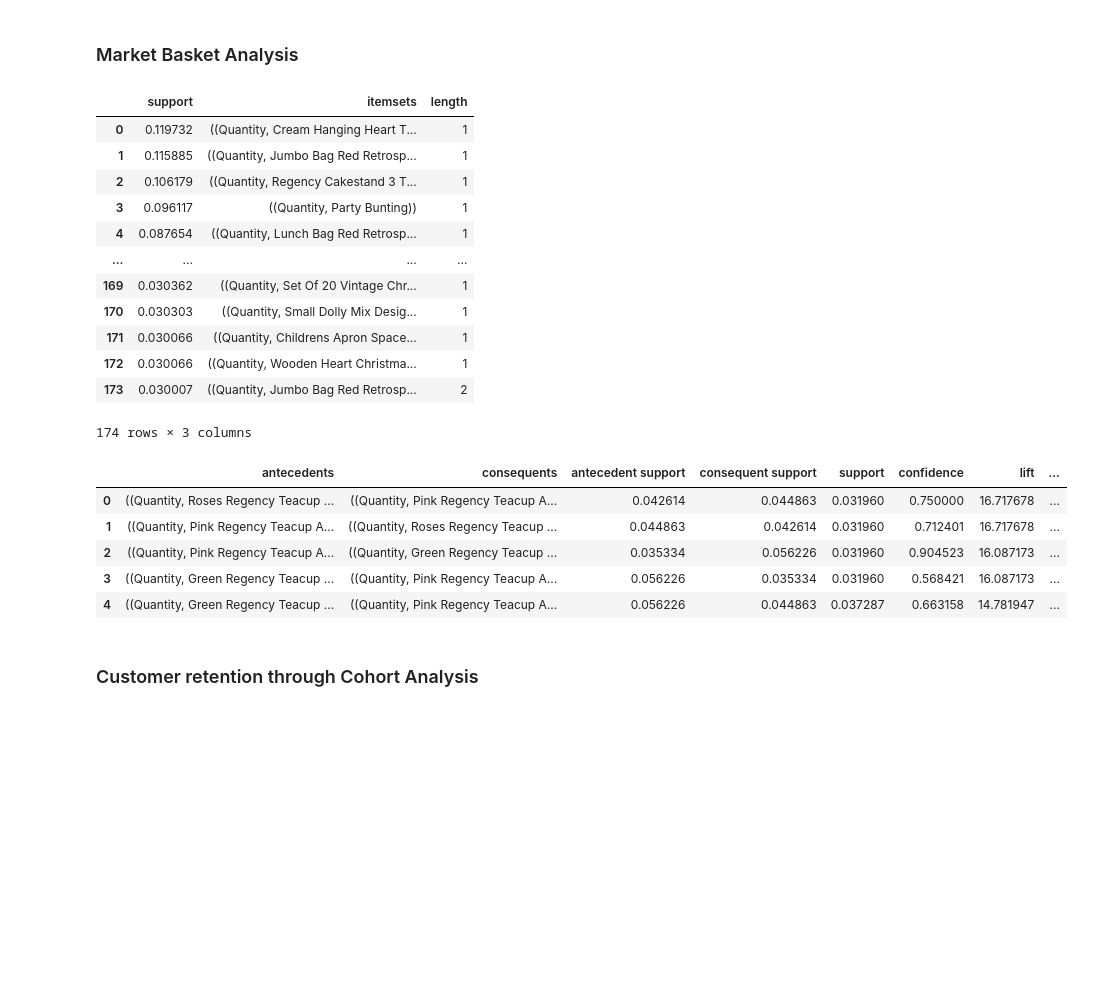
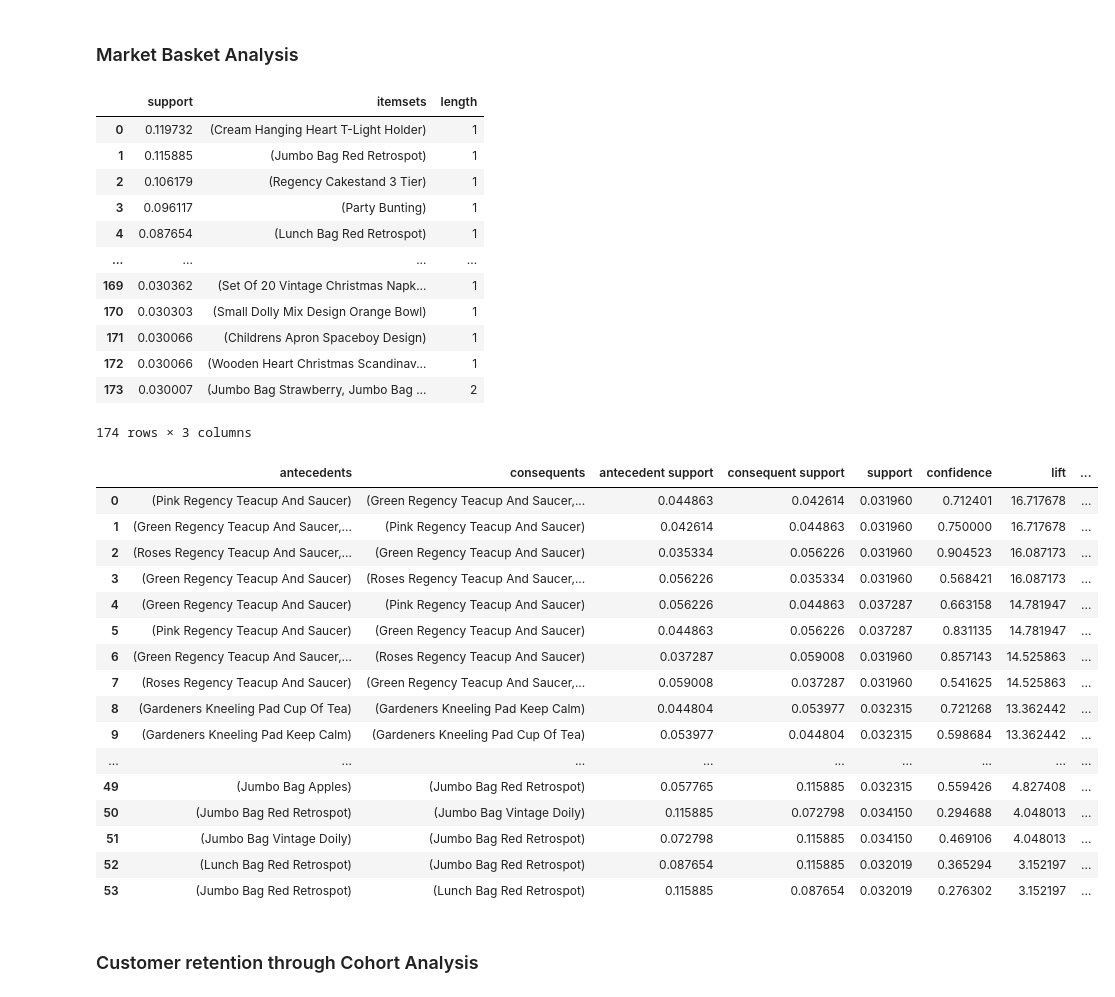
Before and after one commit to SyNikolai/EcommerceAnalytics, a Jupyter notebook: ecommerce.ipynb, the cells around one changed output. Drawn from its saved outputs; the diff is of its cells as text; code cells hidden in the pictures; blank space fills up the shorter version.

```diff
--- a/ecommerce.ipynb
+++ b/ecommerce.ipynb
@@ -624,7 +624,7 @@ The product with ID: 23843 appears to have sold in 80995 units, mostly on 09-12-
 ### Market Basket Analysis <a class="anchor" id="market-basket-analysis"></a>
 # %%
 # Create a new dataframe for the market basket analysis
-mba =  df.groupby(by=["Transaction_id","Product_name"]).agg({"Quantity":np.sum}).unstack().reset_index().fillna(0).set_index("Transaction_id")
+mba =  df.groupby(by=["Transaction_id","Product_name"])["Quantity"].sum().unstack().reset_index().fillna(0).set_index("Transaction_id")
 # %%
 # Encode data (1 if there is at least one purchase of the product, 0 if none)
 mba = mba.applymap(lambda x: 0 if (x<=0) else 1)
@@ -638,29 +638,40 @@ freq_itemsets["length"] = freq_itemsets["itemsets"].apply(lambda x: len(x))
 freq_itemsets
 # %% [output]
 |  | support | itemsets | length |
-| 0 | 0.119732 | ((Quantity, Cream Hanging Heart T... | 1 |
-| 1 | 0.115885 | ((Quantity, Jumbo Bag Red Retrosp... | 1 |
-| 2 | 0.106179 | ((Quantity, Regency Cakestand 3 T... | 1 |
-| 3 | 0.096117 | ((Quantity, Party Bunting)) | 1 |
-| 4 | 0.087654 | ((Quantity, Lunch Bag Red Retrosp... | 1 |
+| 0 | 0.119732 | (Cream Hanging Heart T-Light Holder) | 1 |
+| 1 | 0.115885 | (Jumbo Bag Red Retrospot) | 1 |
+| 2 | 0.106179 | (Regency Cakestand 3 Tier) | 1 |
+| 3 | 0.096117 | (Party Bunting) | 1 |
+| 4 | 0.087654 | (Lunch Bag Red Retrospot) | 1 |
 | ... | ... | ... | ... |
-| 169 | 0.030362 | ((Quantity, Set Of 20 Vintage Chr... | 1 |
-| 170 | 0.030303 | ((Quantity, Small Dolly Mix Desig... | 1 |
-| 171 | 0.030066 | ((Quantity, Childrens Apron Space... | 1 |
-| 172 | 0.030066 | ((Quantity, Wooden Heart Christma... | 1 |
-| 173 | 0.030007 | ((Quantity, Jumbo Bag Red Retrosp... | 2 |
+| 169 | 0.030362 | (Set Of 20 Vintage Christmas Napk... | 1 |
+| 170 | 0.030303 | (Small Dolly Mix Design Orange Bowl) | 1 |
+| 171 | 0.030066 | (Childrens Apron Spaceboy Design) | 1 |
+| 172 | 0.030066 | (Wooden Heart Christmas Scandinav... | 1 |
+| 173 | 0.030007 | (Jumbo Bag Strawberry, Jumbo Bag ... | 2 |
 174 rows × 3 columns
 # %%
 # Find the association rules
 rules = association_rules(freq_itemsets, metric="lift", min_threshold=1).sort_values("lift", ascending=False).reset_index(drop=True)
-rules.head() #need to fix antecedents and consequents values , they should not contain the word Quantity
+rules
 # %% [output]
 |  | antecedents | consequents | antecedent support | consequent support | support | confidence | lift | ... |
-| 0 | ((Quantity, Roses Regency Teacup ... | ((Quantity, Pink Regency Teacup A... | 0.042614 | 0.044863 | 0.031960 | 0.750000 | 16.717678 | ... |
-| 1 | ((Quantity, Pink Regency Teacup A... | ((Quantity, Roses Regency Teacup ... | 0.044863 | 0.042614 | 0.031960 | 0.712401 | 16.717678 | ... |
-| 2 | ((Quantity, Pink Regency Teacup A... | ((Quantity, Green Regency Teacup ... | 0.035334 | 0.056226 | 0.031960 | 0.904523 | 16.087173 | ... |
-| 3 | ((Quantity, Green Regency Teacup ... | ((Quantity, Pink Regency Teacup A... | 0.056226 | 0.035334 | 0.031960 | 0.568421 | 16.087173 | ... |
-| 4 | ((Quantity, Green Regency Teacup ... | ((Quantity, Pink Regency Teacup A... | 0.056226 | 0.044863 | 0.037287 | 0.663158 | 14.781947 | ... |
+| 0 | (Pink Regency Teacup And Saucer) | (Green Regency Teacup And Saucer,... | 0.044863 | 0.042614 | 0.031960 | 0.712401 | 16.717678 | ... |
+| 1 | (Green Regency Teacup And Saucer,... | (Pink Regency Teacup And Saucer) | 0.042614 | 0.044863 | 0.031960 | 0.750000 | 16.717678 | ... |
+| 2 | (Roses Regency Teacup And Saucer,... | (Green Regency Teacup And Saucer) | 0.035334 | 0.056226 | 0.031960 | 0.904523 | 16.087173 | ... |
+| 3 | (Green Regency Teacup And Saucer) | (Roses Regency Teacup And Saucer,... | 0.056226 | 0.035334 | 0.031960 | 0.568421 | 16.087173 | ... |
+| 4 | (Green Regency Teacup And Saucer) | (Pink Regency Teacup And Saucer) | 0.056226 | 0.044863 | 0.037287 | 0.663158 | 14.781947 | ... |
+| 5 | (Pink Regency Teacup And Saucer) | (Green Regency Teacup And Saucer) | 0.044863 | 0.056226 | 0.037287 | 0.831135 | 14.781947 | ... |
+| 6 | (Green Regency Teacup And Saucer,... | (Roses Regency Teacup And Saucer) | 0.037287 | 0.059008 | 0.031960 | 0.857143 | 14.525863 | ... |
+| 7 | (Roses Regency Teacup And Saucer) | (Green Regency Teacup And Saucer,... | 0.059008 | 0.037287 | 0.031960 | 0.541625 | 14.525863 | ... |
+| 8 | (Gardeners Kneeling Pad Cup Of Tea) | (Gardeners Kneeling Pad Keep Calm) | 0.044804 | 0.053977 | 0.032315 | 0.721268 | 13.362442 | ... |
+| 9 | (Gardeners Kneeling Pad Keep Calm) | (Gardeners Kneeling Pad Cup Of Tea) | 0.053977 | 0.044804 | 0.032315 | 0.598684 | 13.362442 | ... |
+| ... | ... | ... | ... | ... | ... | ... | ... | ... |
+| 49 | (Jumbo Bag Apples) | (Jumbo Bag Red Retrospot) | 0.057765 | 0.115885 | 0.032315 | 0.559426 | 4.827408 | ... |
+| 50 | (Jumbo Bag Red Retrospot) | (Jumbo Bag Vintage Doily) | 0.115885 | 0.072798 | 0.034150 | 0.294688 | 4.048013 | ... |
+| 51 | (Jumbo Bag Vintage Doily) | (Jumbo Bag Red Retrospot) | 0.072798 | 0.115885 | 0.034150 | 0.469106 | 4.048013 | ... |
+| 52 | (Lunch Bag Red Retrospot) | (Jumbo Bag Red Retrospot) | 0.087654 | 0.115885 | 0.032019 | 0.365294 | 3.152197 | ... |
+| 53 | (Jumbo Bag Red Retrospot) | (Lunch Bag Red Retrospot) | 0.115885 | 0.087654 | 0.032019 | 0.276302 | 3.152197 | ... |
 # %% [markdown]
 ### Customer retention through Cohort Analysis <a class="anchor" id="customer-retention-through-cohort-analysis"></a>
 # %%
```
